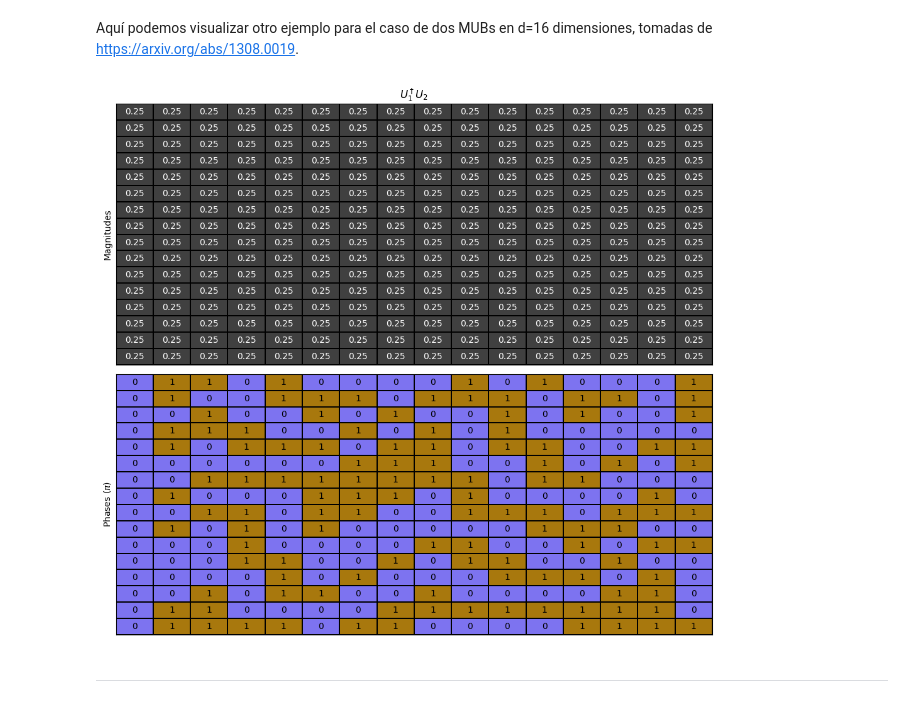
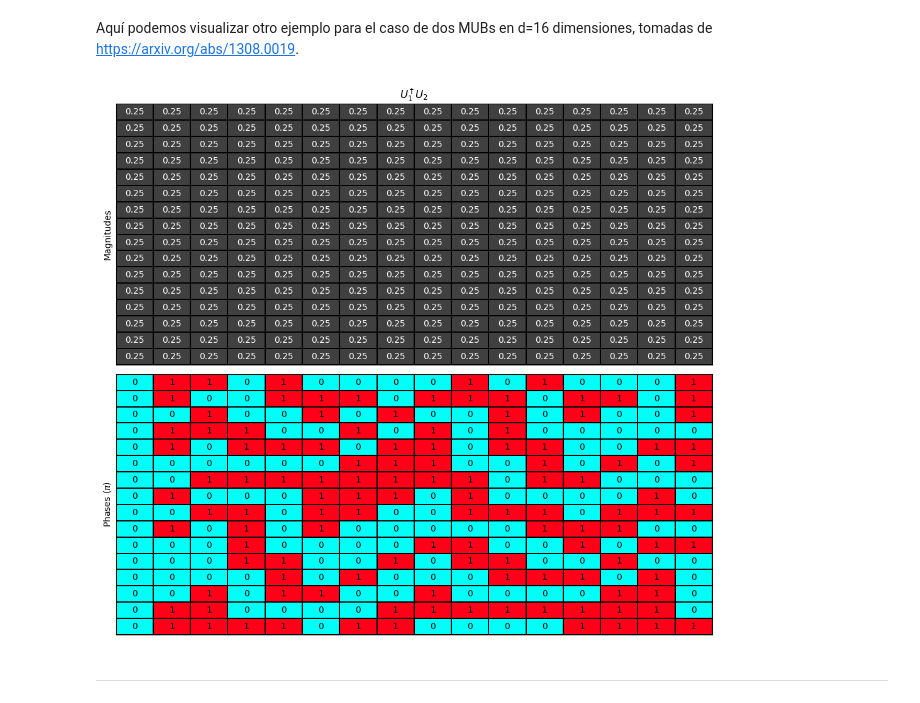
Before and after one commit to santiagobusta/Taller100YQR-2025, a Jupyter notebook: TallerS1.ipynb, the cells around one changed output. Drawn from its saved outputs; the diff is of its cells as text; code cells hidden in the pictures.

```diff
--- a/TallerS1.ipynb
+++ b/TallerS1.ipynb
@@ -97,7 +79,7 @@ fig, ax = plt.subplots(2,3, figsize=(10,7))
 
 for i in range(3):
   ax[0,i].pcolormesh(np.abs(U[i]), vmin=0, vmax=1, cmap="gray", linewidths=0.01, edgecolor="k")
-  ax[1,i].pcolormesh(np.angle(U[i])/np.pi, vmin=-1, vmax=1, cmap=cmocean.cm.phase, linewidths=0.01, edgecolor="k")
+  ax[1,i].pcolormesh(np.angle(U[i])/np.pi, vmin=-1, vmax=1, cmap='hsv', linewidths=0.01, edgecolor="k")
   ax[0,i].set_title(names[i])
   ax[0,i].invert_yaxis()
   ax[1,i].invert_yaxis()
@@ -185,32 +167,32 @@ U12 = np.conjugate(U1.T) @ U2
 # %%
 # Visualize
 
 names = [r"$U_z^\dagger U_x$",r"$U_z^\dagger U_y$",r"$U_x^\dagger U_y$"]
 
 fig, ax = plt.subplots(2,1, figsize=(10,9))
 
 ax[0].pcolormesh(np.abs(U12), vmin=0, vmax=1, cmap="gray", linewidths=0.01, edgecolor="k")
-ax[1].pcolormesh(np.angle(U12), vmin=-np.pi, vmax=np.pi, cmap=cmocean.cm.phase, linewidths=0.01, edgecolor="k")
+ax[1].pcolormesh(np.angle(U12), vmin=-np.pi, vmax=np.pi, cmap='hsv', linewidths=0.01, edgecolor="k")
 ax[0].set_title(r"$U_1^\dagger U_2$")
 ax[0].invert_yaxis()
 ax[1].invert_yaxis()
 ax[0].get_xaxis().set_ticks([])
 ax[1].get_xaxis().set_ticks([])
 ax[0].get_yaxis().set_ticks([])
 ax[1].get_yaxis().set_ticks([])
 for j in range(16):
   for k in range(16):
     ax[0].text(k+0.5, j+0.5, "{:.2f}".format(np.abs(U12)[j, k]), ha="center", va="center", color="w")
     ax[1].text(k+0.5, j+0.5, "{:.0f}".format(np.angle(U12)[j, k]/np.pi), ha="center", va="center", color="k")
 
 
 ax[0].set_ylabel("Magnitudes")
 ax[1].set_ylabel(r"Phases ($\pi$)")
 
 fig.set_tight_layout(True)
 plt.show()
 # %% [output]
-[figure, old version]
+[figure, new version]
 # %% [markdown]
 ---
 # %% [markdown]
```
Also changed, not shown: parts of 4 cells of this notebook, 2 other files.
